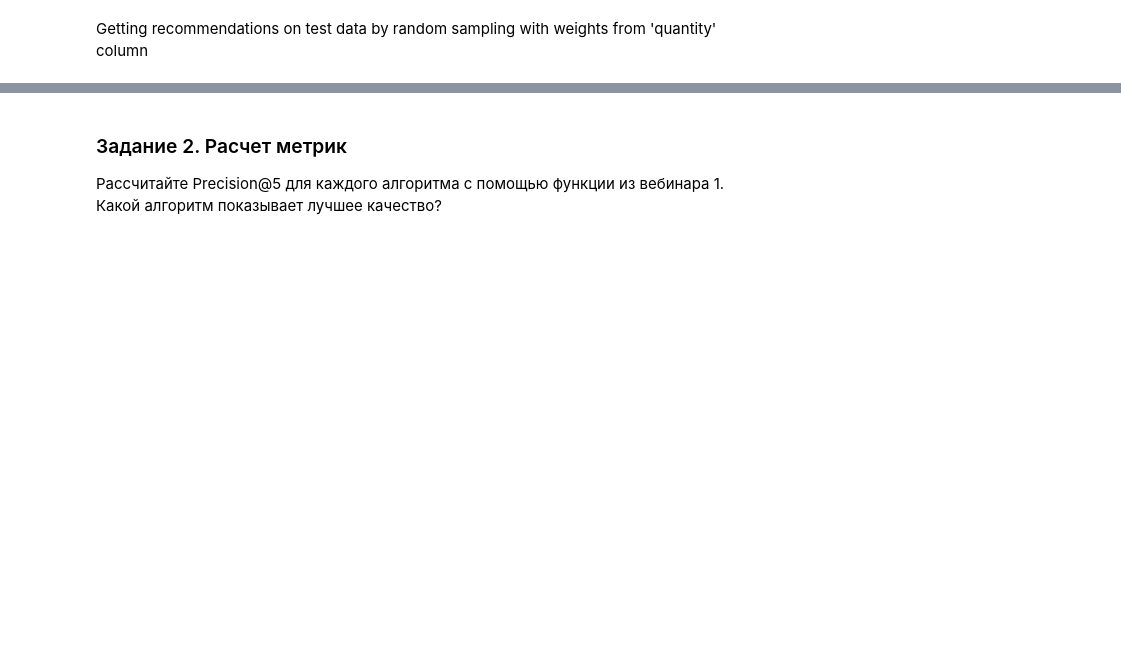
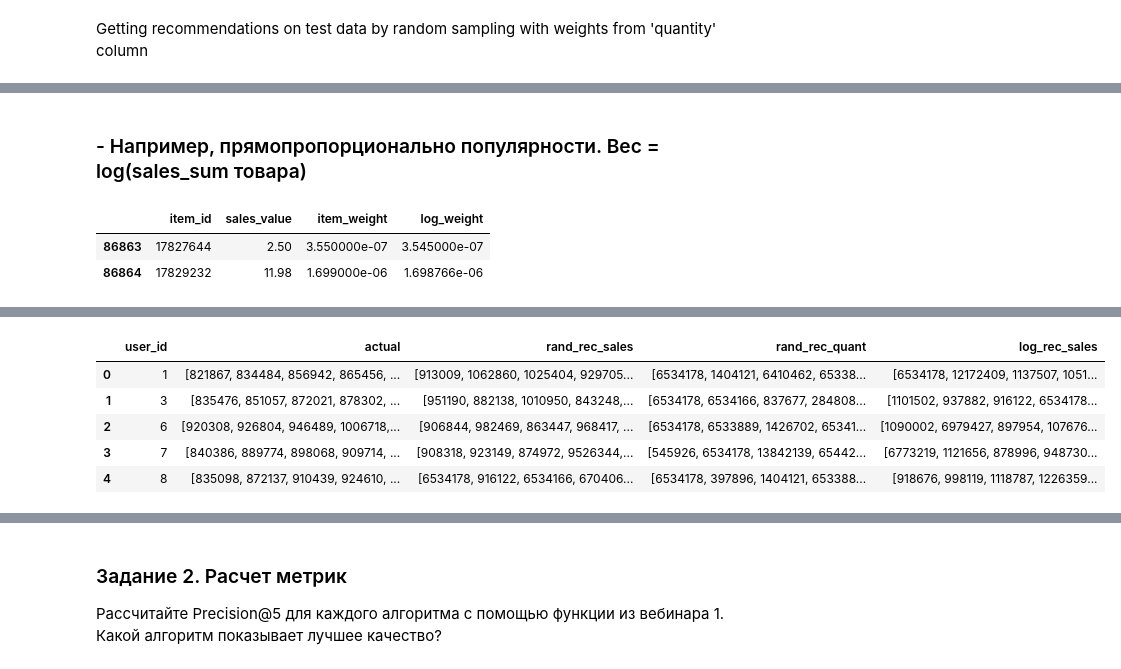
Before and after one commit to aldalinde/ReSys, a Jupyter notebook: hw_webinar_2.ipynb, the cells around one changed output, grey strips where cells are left out. Cells and saved outputs as stored; diff of their text form; code cells hidden in the pictures; blank space fills up the shorter version.

```diff
--- a/hw_webinar_2.ipynb
+++ b/hw_webinar_2.ipynb
@@ -189,0 +194,21 @@ result_train.head(5)
+# %% [markdown]
+### - Например, прямопропорционально популярности. Вес = log(sales_sum товара)
+# %%
+# df is dataframe with a column 'item_id' and relevant event column ('quantity' or 'sales_value')
+def get_log_weights(df):
+    items = df.item_id
+    event_series = df[(df.columns[1])]
+    weight_series = event_series.apply(lambda x: np.log(x) if x > 1 else 0)
+    weight_series = np.around(event_series/event_series.sum(), decimals=12)
+
+# here should be Exception handling
+    if np.around(weight_series.sum())==1:
+        # to make the sum of all weights = 1
+        remainder = weight_series.sum() - 1
+        weight_series[0] = weight_series[0] - remainder
+
+        df['log_weight'] = weight_series
+# return df with a new column 'item_weight' containing event-derived probability for each item
+        return df
+    else:
+        return np.nan
@@ -189,0 +224,14 @@ result_train.head(5)
+# %%
+item_sales = get_log_weights(item_sales)
+item_sales.tail(2)
+# %% [output]
+|  | item_id | sales_value | item_weight | log_weight |
+| 86863 | 17827644 | 2.50 | 3.550000e-07 | 3.545000e-07 |
+| 86864 | 17829232 | 11.98 | 1.699000e-06 | 1.698766e-06 |
+# %%
+%%time
+
+
+result_test['log_rec_sales'] = result_test['user_id'].apply(lambda x: weighted_log_recommendation(item_sales, n=5))
+result_test.head(5)
+# %% [output]
@@ -189,0 +239,6 @@ result_train.head(5)
+|  | user_id | actual | rand_rec_sales | rand_rec_quant | log_rec_sales |
+| 0 | 1 | [821867, 834484, 856942, 865456, ... | [913009, 1062860, 1025404, 929705... | [6534178, 1404121, 6410462, 65338... | [6534178, 12172409, 1137507, 1051... |
+| 1 | 3 | [835476, 851057, 872021, 878302, ... | [951190, 882138, 1010950, 843248,... | [6534178, 6534166, 837677, 284808... | [1101502, 937882, 916122, 6534178... |
+| 2 | 6 | [920308, 926804, 946489, 1006718,... | [906844, 982469, 863447, 968417, ... | [6534178, 6533889, 1426702, 65341... | [1090002, 6979427, 897954, 107676... |
+| 3 | 7 | [840386, 889774, 898068, 909714, ... | [908318, 923149, 874972, 9526344,... | [545926, 6534178, 13842139, 65442... | [6773219, 1121656, 878996, 948730... |
+| 4 | 8 | [835098, 872137, 910439, 924610, ... | [6534178, 916122, 6534166, 670406... | [6534178, 397896, 1404121, 653388... | [918676, 998119, 1118787, 1226359... |
```
Also changed, not shown: parts of 20 cells of this notebook.
